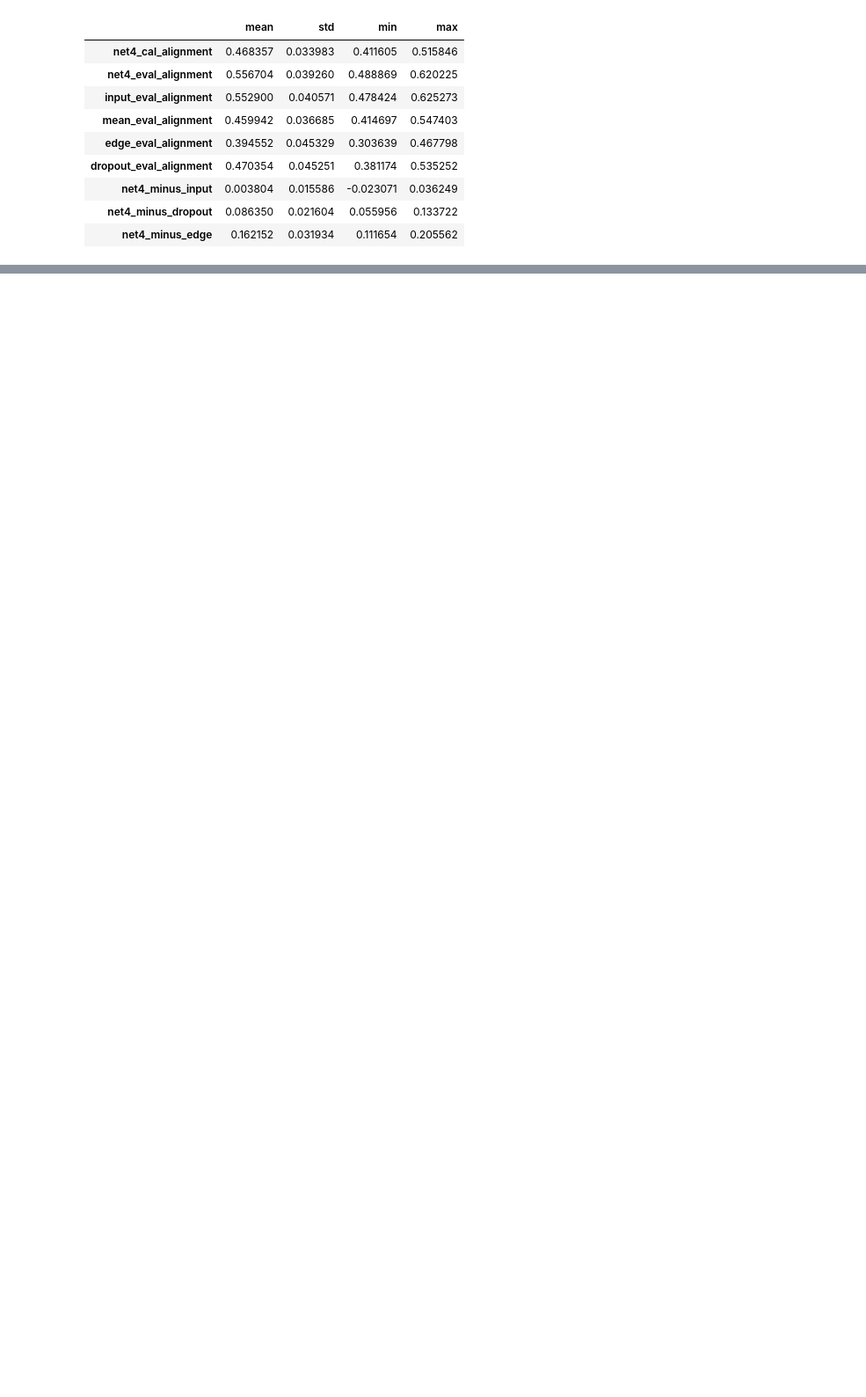
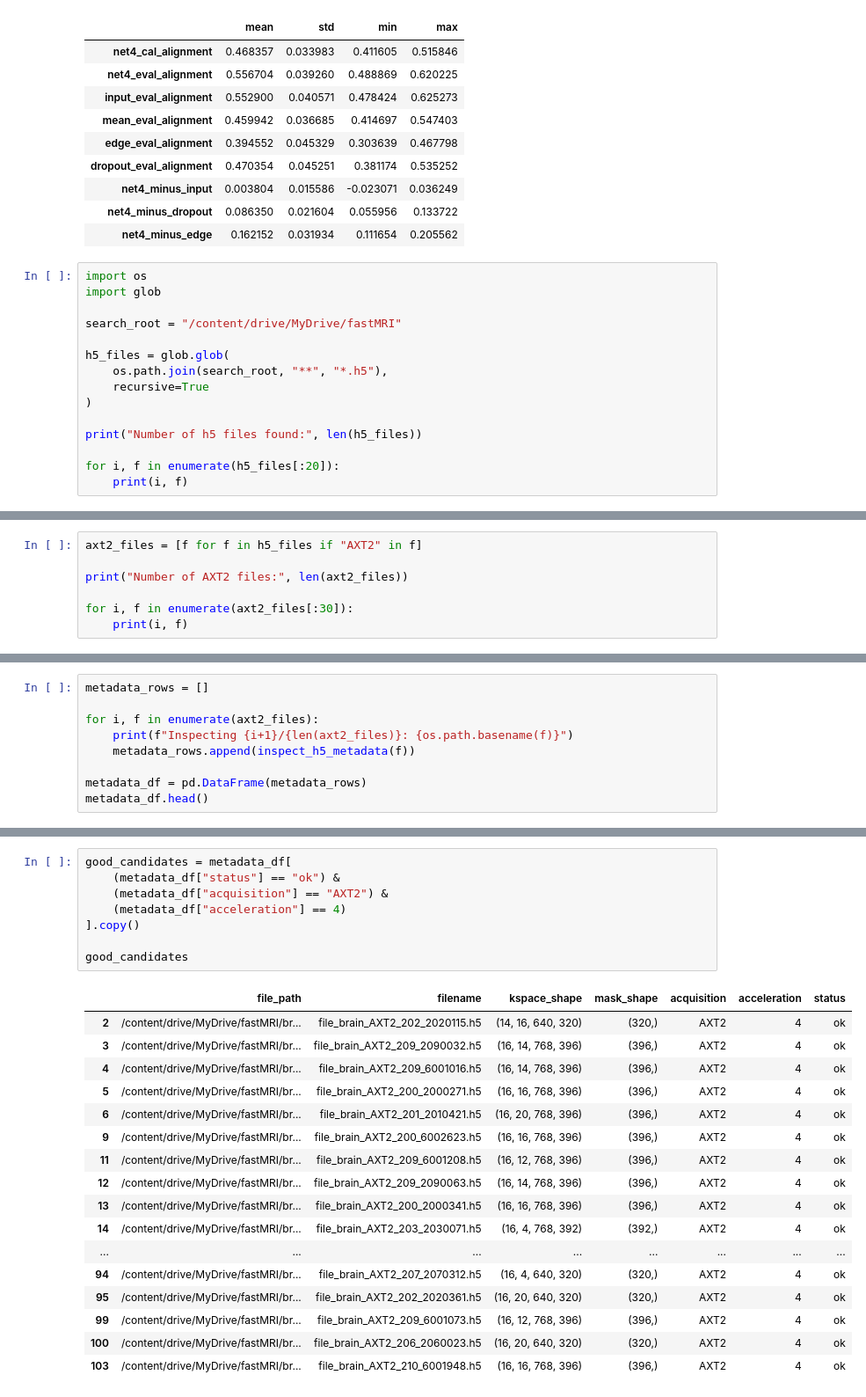
Before and after one commit to SILAS-RANSFORD-OSEI/reliability-aware-ssdu-mri, a Jupyter notebook: notebooks/03_multi_slice_reliability_check.ipynb, the cells around one changed output, grey strips where cells are left out. Shown at 88% size. Saved outputs shown, nothing was run; the diff lists cells and outputs as text; blank space fills up the shorter version.

```diff
--- a/notebooks/03_multi_slice_reliability_check.ipynb
+++ b/notebooks/03_multi_slice_reliability_check.ipynb
@@ -3104,3 +3262,18 @@ cross_slice_4ch_summary
 | net4_minus_input | 0.003804 | 0.015586 | -0.023071 | 0.036249 |
 | net4_minus_dropout | 0.086350 | 0.021604 | 0.055956 | 0.133722 |
 | net4_minus_edge | 0.162152 | 0.031934 | 0.111654 | 0.205562 |
+# %%
+import os
+import glob
+
+search_root = "/content/drive/MyDrive/fastMRI"
+
+h5_files = glob.glob(
+    os.path.join(search_root, "**", "*.h5"),
+    recursive=True
+)
+
+print("Number of h5 files found:", len(h5_files))
+
+for i, f in enumerate(h5_files[:20]):
+    print(i, f)
@@ -3106,0 +3298,7 @@ cross_slice_4ch_summary
+# %%
+axt2_files = [f for f in h5_files if "AXT2" in f]
+
+print("Number of AXT2 files:", len(axt2_files))
+
+for i, f in enumerate(axt2_files[:30]):
+    print(i, f)
@@ -3106,0 +3364,9 @@ cross_slice_4ch_summary
+# %%
+metadata_rows = []
+
+for i, f in enumerate(axt2_files):
+    print(f"Inspecting {i+1}/{len(axt2_files)}: {os.path.basename(f)}")
+    metadata_rows.append(inspect_h5_metadata(f))
+
+metadata_df = pd.DataFrame(metadata_rows)
+metadata_df.head()
@@ -3106,0 +3397,26 @@ cross_slice_4ch_summary
+# %%
+good_candidates = metadata_df[
+    (metadata_df["status"] == "ok") &
+    (metadata_df["acquisition"] == "AXT2") &
+    (metadata_df["acceleration"] == 4)
+].copy()
+
+good_candidates
+# %% [output]
+|  | file_path | filename | kspace_shape | mask_shape | acquisition | acceleration | status |
+| 2 | /content/drive/MyDrive/fastMRI/br... | file_brain_AXT2_202_2020115.h5 | (14, 16, 640, 320) | (320,) | AXT2 | 4 | ok |
+| 3 | /content/drive/MyDrive/fastMRI/br... | file_brain_AXT2_209_2090032.h5 | (16, 14, 768, 396) | (396,) | AXT2 | 4 | ok |
+| 4 | /content/drive/MyDrive/fastMRI/br... | file_brain_AXT2_209_6001016.h5 | (16, 14, 768, 396) | (396,) | AXT2 | 4 | ok |
+| 5 | /content/drive/MyDrive/fastMRI/br... | file_brain_AXT2_200_2000271.h5 | (16, 16, 768, 396) | (396,) | AXT2 | 4 | ok |
+| 6 | /content/drive/MyDrive/fastMRI/br... | file_brain_AXT2_201_2010421.h5 | (16, 20, 768, 396) | (396,) | AXT2 | 4 | ok |
+| 9 | /content/drive/MyDrive/fastMRI/br... | file_brain_AXT2_200_6002623.h5 | (16, 16, 768, 396) | (396,) | AXT2 | 4 | ok |
+| 11 | /content/drive/MyDrive/fastMRI/br... | file_brain_AXT2_209_6001208.h5 | (16, 12, 768, 396) | (396,) | AXT2 | 4 | ok |
+| 12 | /content/drive/MyDrive/fastMRI/br... | file_brain_AXT2_209_2090063.h5 | (16, 14, 768, 396) | (396,) | AXT2 | 4 | ok |
+| 13 | /content/drive/MyDrive/fastMRI/br... | file_brain_AXT2_200_2000341.h5 | (16, 16, 768, 396) | (396,) | AXT2 | 4 | ok |
+| 14 | /content/drive/MyDrive/fastMRI/br... | file_brain_AXT2_203_2030071.h5 | (16, 4, 768, 392) | (392,) | AXT2 | 4 | ok |
+| ... | ... | ... | ... | ... | ... | ... | ... |
+| 94 | /content/drive/MyDrive/fastMRI/br... | file_brain_AXT2_207_2070312.h5 | (16, 4, 640, 320) | (320,) | AXT2 | 4 | ok |
+| 95 | /content/drive/MyDrive/fastMRI/br... | file_brain_AXT2_202_2020361.h5 | (16, 20, 640, 320) | (320,) | AXT2 | 4 | ok |
+| 99 | /content/drive/MyDrive/fastMRI/br... | file_brain_AXT2_209_6001073.h5 | (16, 12, 768, 396) | (396,) | AXT2 | 4 | ok |
+| 100 | /content/drive/MyDrive/fastMRI/br... | file_brain_AXT2_206_2060023.h5 | (16, 20, 640, 320) | (320,) | AXT2 | 4 | ok |
+| 103 | /content/drive/MyDrive/fastMRI/br... | file_brain_AXT2_210_6001948.h5 | (16, 16, 768, 396) | (396,) | AXT2 | 4 | ok |
```
Also changed, not shown: parts of 41 cells of this notebook.
